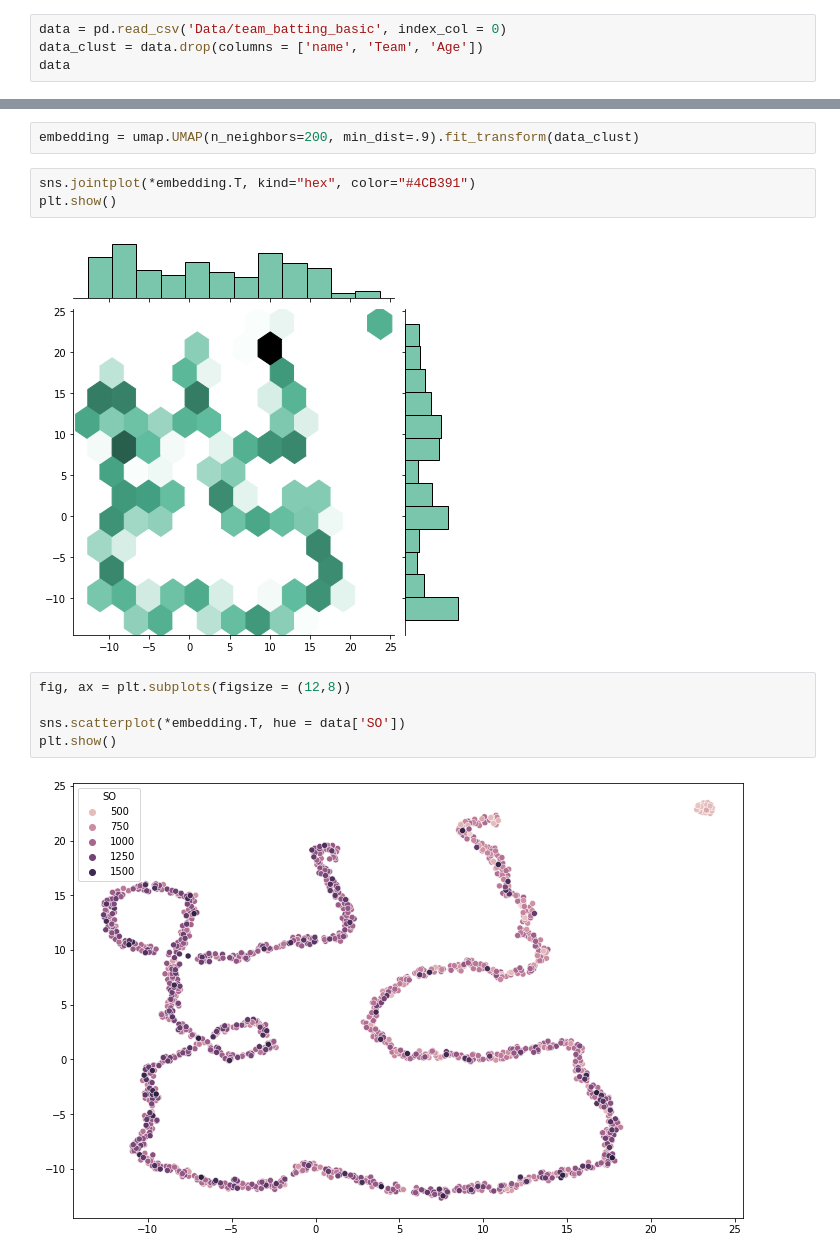
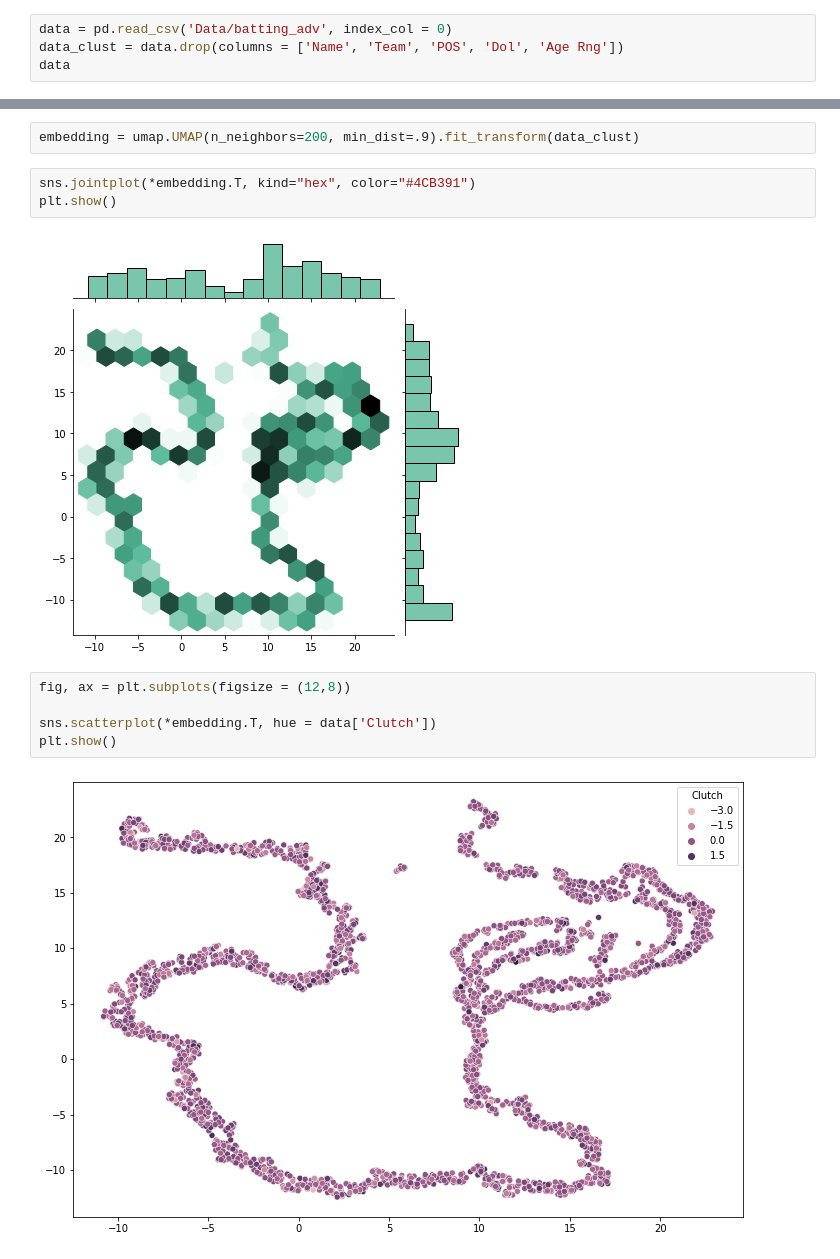
Before and after one commit to eric8395/baseball-analytics, a Jupyter notebook: Player Clustering.ipynb, the cells around one changed output, grey strips where cells are left out. Cells and saved outputs as stored; diff of their text form.

```diff
--- a/Player Clustering.ipynb
+++ b/Player Clustering.ipynb
@@ -18,7 +18,7 @@ pd.set_option('display.max_columns', None)
 
 np.random_state = 42
 # %%
-data = pd.read_csv('Data/team_batting_basic', index_col = 0)
-data_clust = data.drop(columns = ['name', 'Team', 'Age'])
+data = pd.read_csv('Data/batting_adv', index_col = 0)
+data_clust = data.drop(columns = ['Name', 'Team', 'POS', 'Dol', 'Age Rng'])
 data
 # %% [output]
@@ -41,11 +41,11 @@ embedding = umap.UMAP(n_neighbors=200, min_dist=.9).fit_transform(data_clust)
 sns.jointplot(*embedding.T, kind="hex", color="#4CB391")
 plt.show()
 # %% [output]
-[figure, old version]
+[figure, new version]
 # %%
 fig, ax = plt.subplots(figsize = (12,8))
 
-sns.scatterplot(*embedding.T, hue = data['SO'])
+sns.scatterplot(*embedding.T, hue = data['Clutch'])
 plt.show()
 # %% [output]
-[figure, old version]
+[figure, new version]
```
Also changed, not shown: parts of 1 cell of this notebook, 3 other files.
